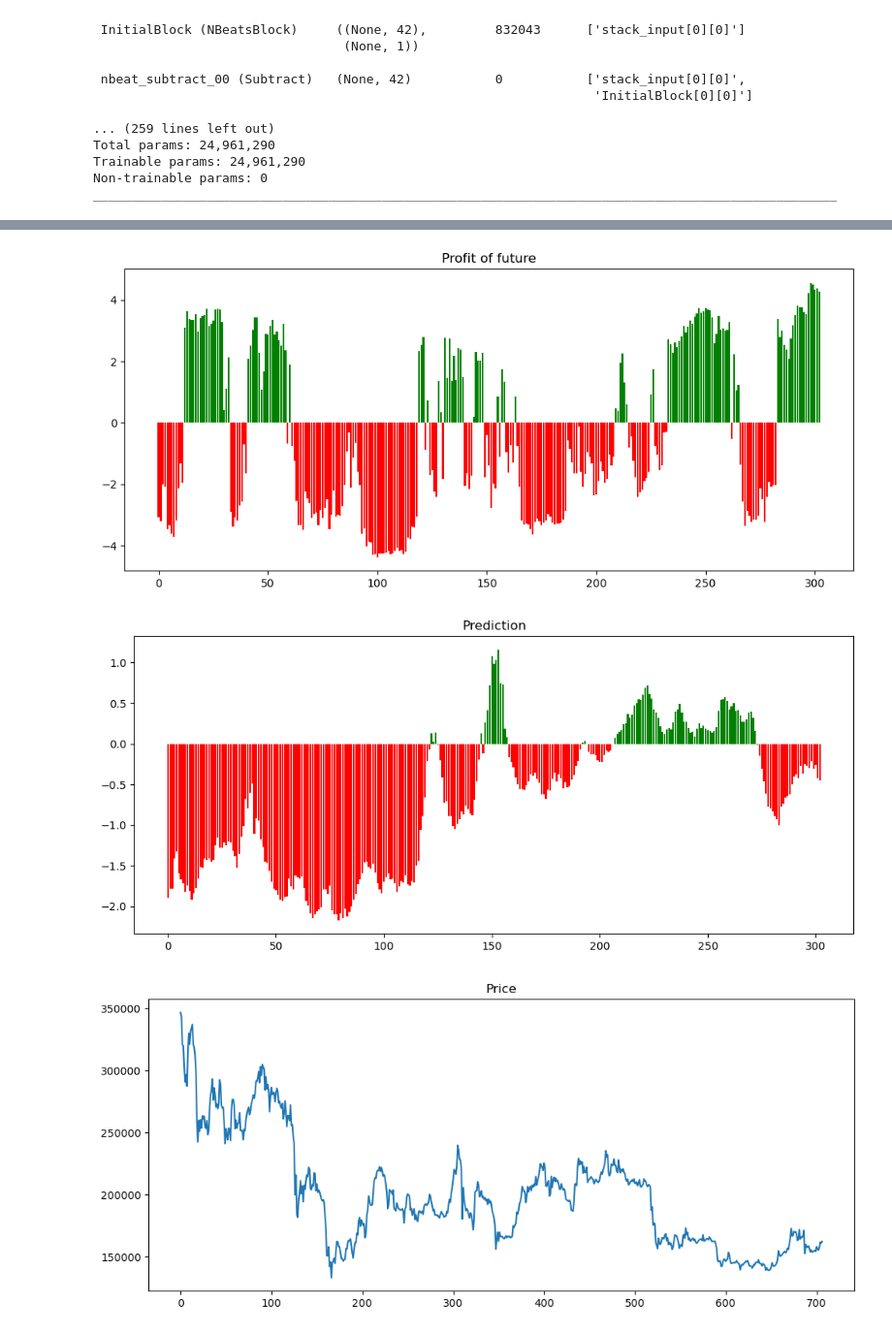
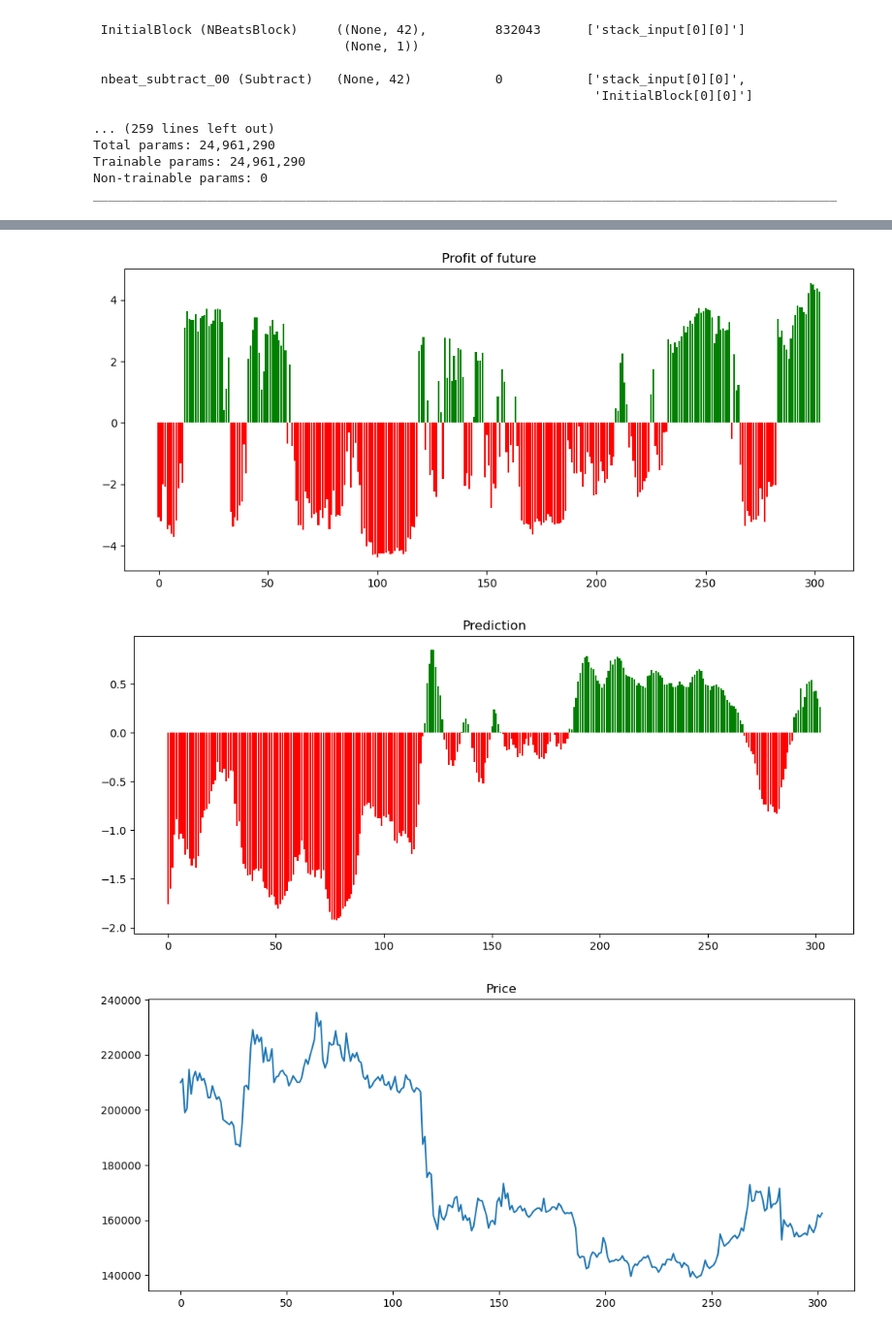
Before and after one commit to wwboy6/dl-btc-bnb, a Jupyter notebook: 06-profitoffuture.ipynb, the cells around one changed output, grey strips where cells are left out. Shown: that part at 97% size. Drawn from its saved outputs; the diff is of its cells as text; code cells hidden in the pictures.

Commit message:
fix: invalid y_train

```diff
--- a/06-profitoffuture.ipynb
+++ b/06-profitoffuture.ipynb
@@ -175,7 +175,7 @@ testSize: 303
 input_scale: 676.967
 output_scale: 5.841402995389024
 # %%
-x_train, y_train, x_test, y_test, train_dataset, test_dataset = prepareDatasForSeriesModelTraining(input_data / input_scale, profit_of_future_log / output_scale, windowSize, testSize)
+x_train, y_train, x_test, y_test, train_dataset, test_dataset = prepareDatasForSeriesModelTraining(input_data / input_scale, output_data / output_scale, windowSize, testSize)
 
 nbeatNeuronCount = 512
 nBeatLayerCount = 4
@@ -243,23 +247,23 @@ plt.show()
 # %%
 # check the testing performance
 
 plt.figure(figsize=(12, 5))
 plotBarColoredSign(y_test * output_scale)
 plt.title('Profit of future')
 plt.show()
 
 prediction = model1.predict(x_test)
 prediction = prediction.reshape(-1) * output_scale
 plt.figure(figsize=(12, 5))
 plotBarColoredSign(prediction)
 plt.title('Prediction')
 plt.show()
 
 plt.figure(figsize=(12, 5))
-plt.plot(input_data[len(x_test):] * input_scale)
+plt.plot(input_data[-len(x_test):] * input_scale)
 plt.title('Price')
 plt.show()
 # %% [output]
 [figure]
-[figure, old version]
+[figure, new version]
-[figure, old version]
+[figure, new version]
```
Also changed, not shown: parts of 6 cells of this notebook.
